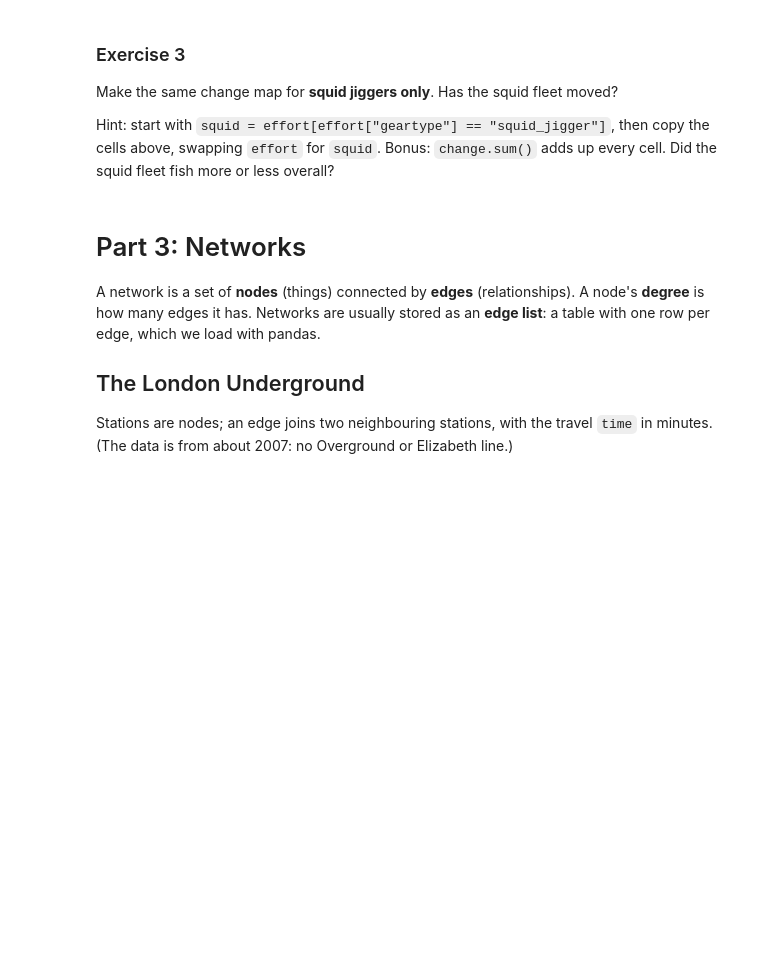
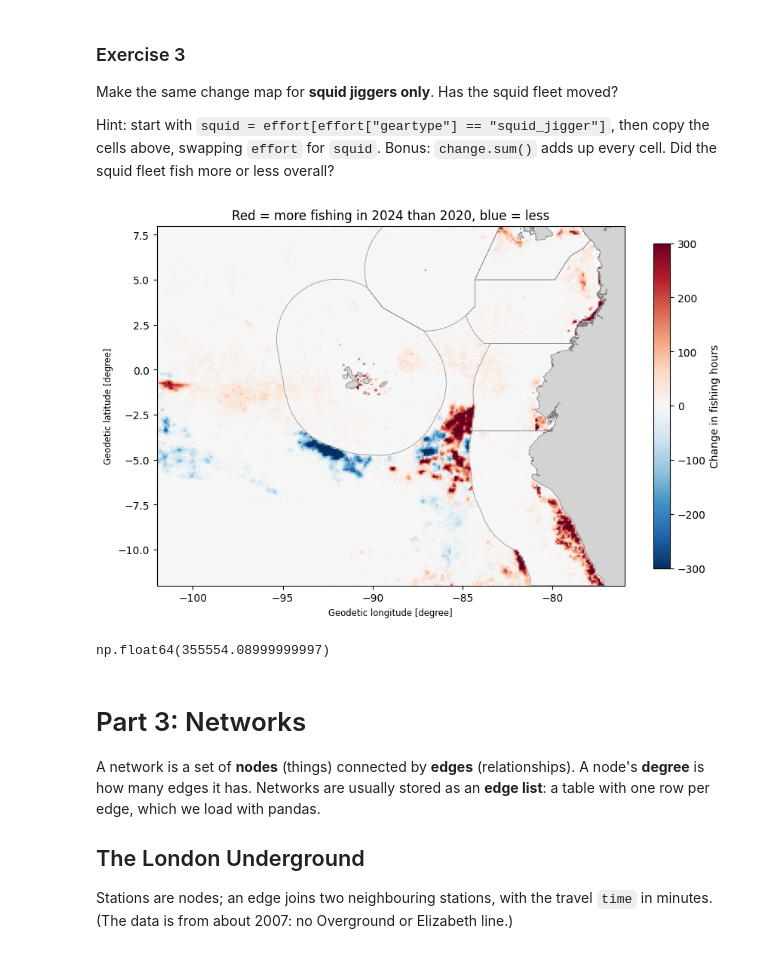
Before and after one commit to victoirevyr/QM2, a Jupyter notebook: notebooks/W03. Spatial Data.ipynb, the cells around one changed output. Drawn from its saved outputs; the diff is of its cells as text; code cells hidden in the pictures; blank space fills up the shorter version.

```diff
--- a/notebooks/W03. Spatial Data.ipynb
+++ b/notebooks/W03. Spatial Data.ipynb
@@ -206,6 +231,13 @@ Make the same change map for **squid jiggers only**. Has the squid fleet moved?
 Hint: start with `squid = effort[effort["geartype"] == "squid_jigger"]`, then copy the cells above, swapping `effort` for `squid`. Bonus: `change.sum()` adds up every cell. Did the squid fleet fish more or less overall?
 # %%
 # your code here
+squid = effort[effort["geartype"] == "squid_jigger"]
+r20 = to_raster(squid[squid["year"] == 2020])
+change = r24 - r20      # one line of raster maths: every cell at once
+show_raster(change, "Red = more fishing in 2024 than 2020, blue = less", change =True)
+# %% [output]
+[figure, added]
+np.float64(355554.08999999997)
 # %% [markdown]
 # Part 3: Networks
 
```
Also changed, not shown: parts of 8 cells of this notebook.
